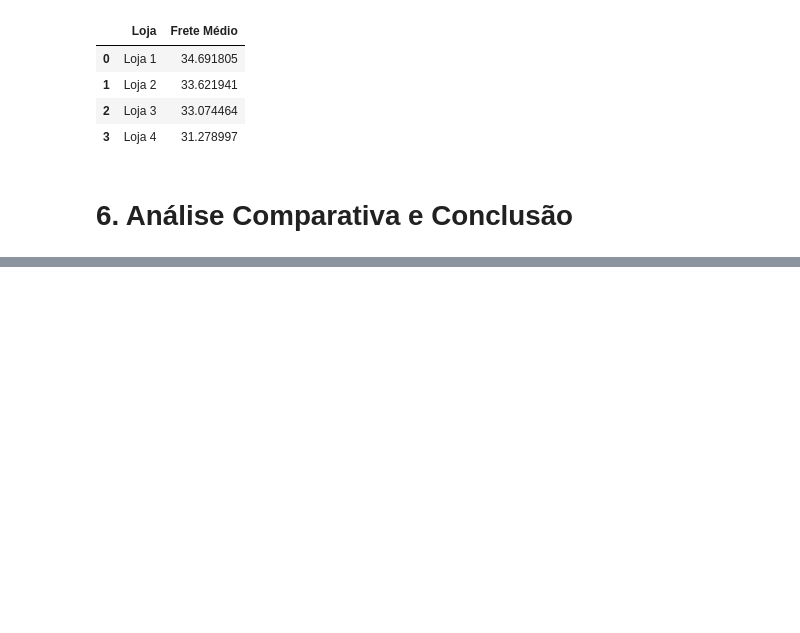
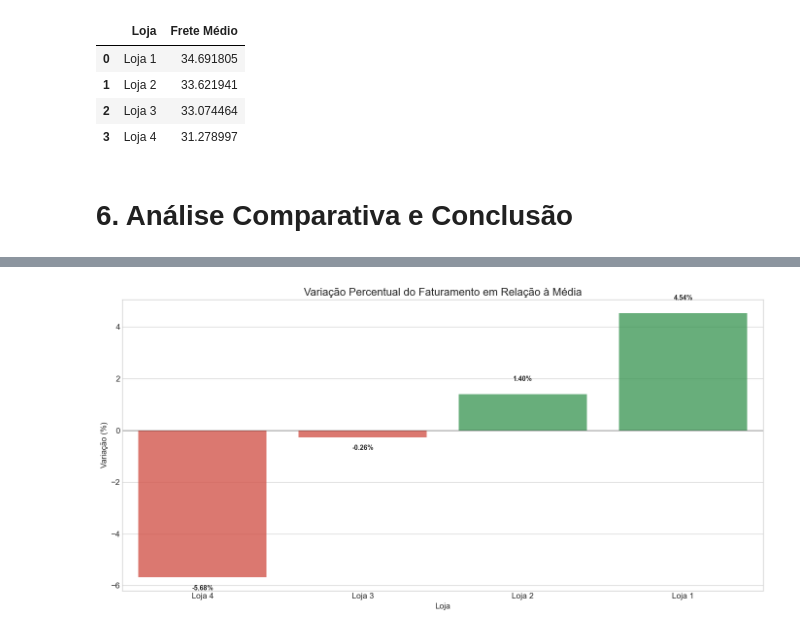
Before and after one commit to bhcavasana/Challenge_Alura_Store, a Jupyter notebook: AluraStoreBr_Finalizado.ipynb, the cells around one changed output, grey strips where cells are left out. Cells and saved outputs as stored; diff of their text form; code cells hidden in the pictures; blank space fills up the shorter version.

Commit message:
Add files via upload
Alteração da análise final

```diff
--- a/AluraStoreBr_Finalizado.ipynb
+++ b/AluraStoreBr_Finalizado.ipynb
@@ -436,0 +381,16 @@ A análise comparativa mostra claramente que a Loja 4 tem desempenho inferior em
+# %%
+# Variação percentual do faturamento em relação à média
+faturamento_medio = metricas_df['Faturamento Total (R$)'].mean()
+metricas_df['Variação do Faturamento (%)'] = ((metricas_df['Faturamento Total (R$)'] / faturamento_medio) - 1) * 100
+
+# Variação percentual da avaliação em relação à média
+avaliacao_media = metricas_df['Média de Avaliação'].mean()
+metricas_df['Variação da Avaliação (%)'] = ((metricas_df['Média de Avaliação'] / avaliacao_media) - 1) * 100
+
+# Variação percentual do frete em relação à média (invertido, pois menor frete é melhor)
+frete_medio = metricas_df['Frete Médio (R$)'].mean()
+metricas_df['Variação do Frete (%)'] = ((frete_medio / metricas_df['Frete Médio (R$)']) - 1) * 100
+
+# Exibindo o quadro com as variações percentuais
+display(Markdown("### Análise de Variação Percentual em Relação à Média:"))
+display(metricas_df[['Loja', 'Variação do Faturamento (%)', 'Variação da Avaliação (%)', 'Variação do Frete (%)']])
@@ -436,0 +404,27 @@ A análise comparativa mostra claramente que a Loja 4 tem desempenho inferior em
+# %%
+# Criando um gráfico de barras para visualizar a variação percentual do faturamento
+plt.figure(figsize=(14, 7))
+ax = sns.barplot(
+    x='Loja',
+    y='Variação do Faturamento (%)',
+    data=metricas_df.sort_values('Variação do Faturamento (%)', ascending=True),
+    hue='Loja',
+    palette=['#EA4335' if x < 0 else '#34A853' for x in metricas_df.sort_values('Variação do Faturamento (%)', ascending=True)['Variação do Faturamento (%)']],
+    alpha=0.8,
+    dodge=False
+)
+plt.legend([], [], frameon=False)
+
+plt.title('Variação Percentual do Faturamento em Relação à Média', fontsize=16)
+plt.xlabel('Loja', fontsize=12)
+plt.ylabel('Variação (%)', fontsize=12)
+plt.axhline(y=0, color='black', linestyle='-', alpha=0.3)
+
+# Adicionando os valores nas barras
+for i, valor in enumerate(metricas_df.sort_values('Variação do Faturamento (%)', ascending=True)['Variação do Faturamento (%)']):
+    ax.text(i, valor + (0.5 if valor >= 0 else -0.5), f'{valor:.2f}%', ha='center', fontsize=10, fontweight='bold')
+
+plt.tight_layout()
+plt.show()
+# %% [output]
+[figure, added]
```
Also changed, not shown: parts of 21 cells of this notebook.
